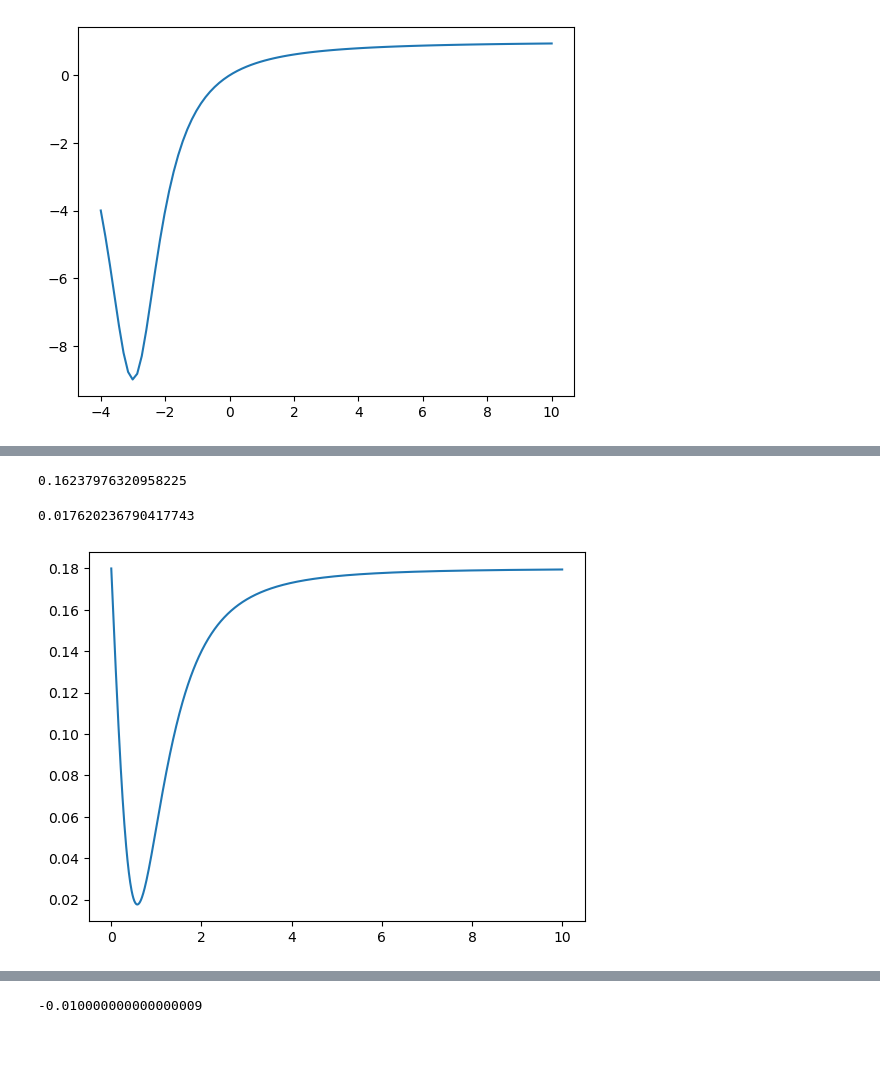
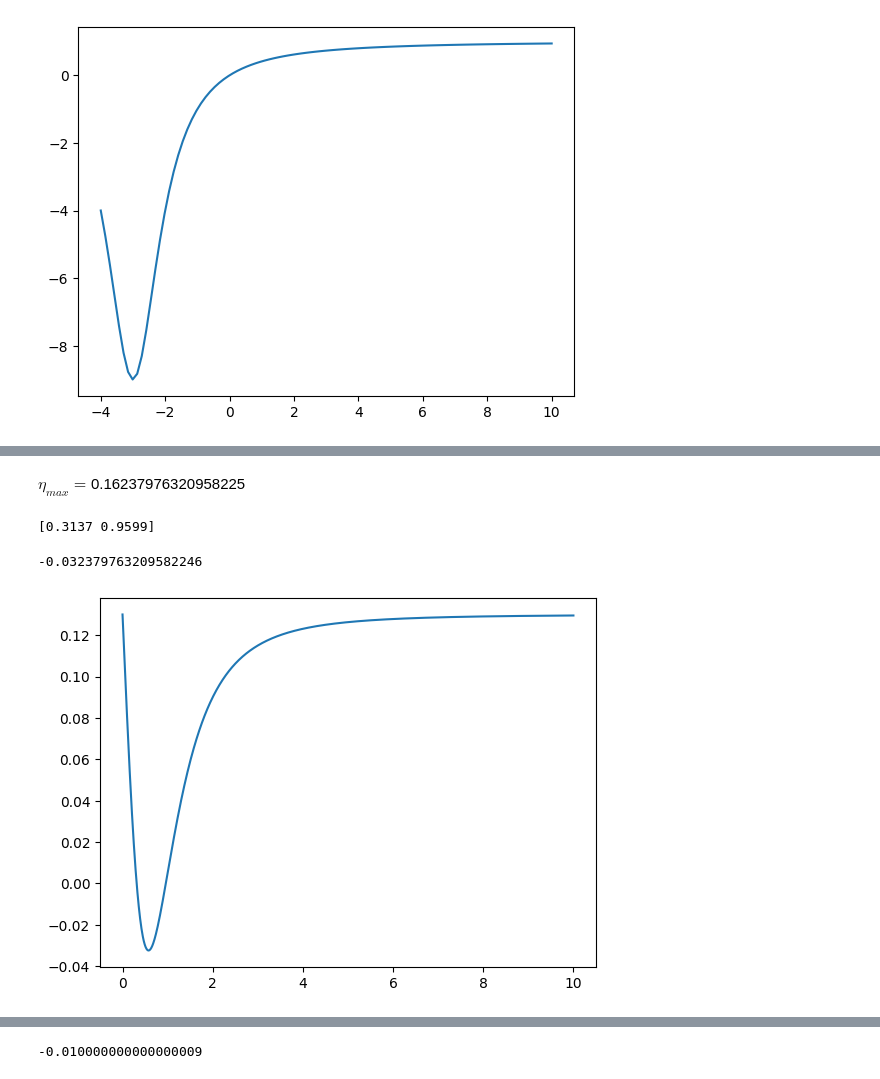
Before and after one commit to Satyamjha2/Optomechanics, a Jupyter notebook: levitating_mirror.ipynb, the cells around one changed output, grey strips where cells are left out. Drawn from its saved outputs; the diff is of its cells as text; code cells hidden in the pictures; blank space fills up the shorter version.

```diff
--- a/levitating_mirror.ipynb
+++ b/levitating_mirror.ipynb
@@ -188,16 +207,27 @@ plt.show()
 # %%
+ohm=4
+eta=0.13
 eta_max=3**(1.5)/(ohm*8)
-print(eta_max)
+
+
+r_range=amplification_info(eta,ohm)
 # %% [output]
+$\eta_{max}=$0.16237976320958225
-0.16237976320958225
+[0.3137 0.9599]
 # %%
-eta=0.18
+eta=0.13
 ohm=4e0
 r_list=np.linspace(0,10,1000)
-gamma_0_list=eta-2*r_list/(ohm*(1+r_list**2)**2)
+def ret_gamma_0(r,eta,ohm):
+    gamma_0=eta-2*r/(ohm*(1+r**2)**2)
+    return gamma_0
+
+def ret_gamm_0_d(r,eta,ohm):
+    gamma_0_d=(2/ohm)*(1-3*r**2)/(1+r**2)**3
+    return gamma_0_d
 print(eta-3**1.5/(8*ohm))
-plt.plot(r_list,gamma_0_list)
+plt.plot(r_list,ret_gamma_0(r_list,eta,ohm))
 plt.show()
 # %% [output]
-0.017620236790417743
+-0.032379763209582246
-[figure, old version]
+[figure, new version]
```
Also changed, not shown: parts of 8 cells of this notebook.
